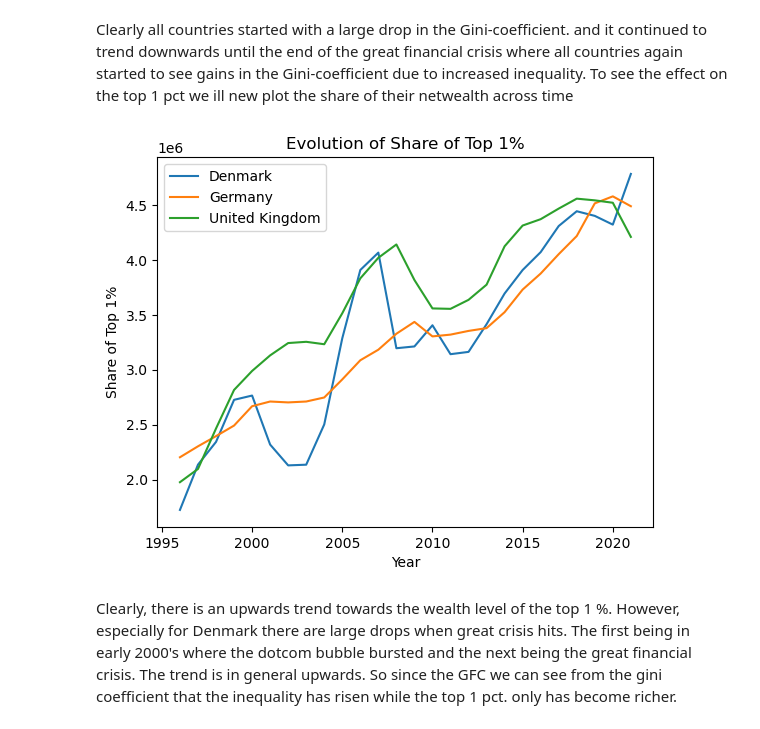
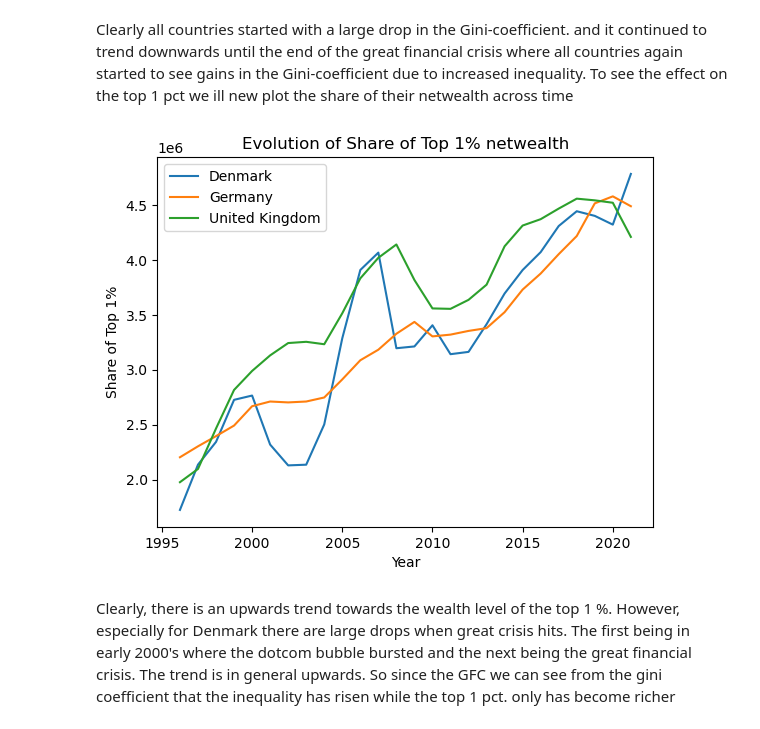
Before and after one commit to NumEconCopenhagen/projects-2023-rvcode, a Jupyter notebook: dataproject/dataproject.ipynb, the cells around one changed output. Cells and saved outputs as stored; diff of their text form; code cells hidden in the pictures.

```diff
--- a/dataproject/dataproject.ipynb
+++ b/dataproject/dataproject.ipynb
@@ -294,34 +290,34 @@ plt.show()
 # %% [markdown]
 Clearly all countries started with a large drop in the Gini-coefficient. and it continued to trend downwards until the end of the great financial crisis where all countries again started to see gains in the Gini-coefficient due to increased inequality. To see the effect on the top 1 pct we ill new plot the share of their netwealth across time
 # %%
-# Create empty lists to store the top 1% share and years
+# Empty lists are created so we can store the share of the top 1%'s netwealth and years
 years = []
 top1_share_dk = []
 top1_share_de = []
 top1_share_uk = []
 
-# Iterate over the rows of the netwealth dataframe
+# To fill the list, we iterate over the rows of the netwealth dataframe
 for index, row in netwealth.iterrows():
     year = row['Year']
     # Append the share of the top 1% for Denmark to the list
     top1_share_dk.append(row['DK1'])
     # Append the share of the top 1% for Germany to the list
     top1_share_de.append(row['DE1'])
     # Append the share of the top 1% for the United Kingdom to the list
     top1_share_uk.append(row['UK1'])
     # Append the year to the list
     years.append(year)
 
-# Plot the share of the top 1% over time
+# Plot the share of the top 1% netwealth over time
 plt.plot(years, top1_share_dk, label='Denmark')
 plt.plot(years, top1_share_de, label='Germany')
 plt.plot(years, top1_share_uk, label='United Kingdom')
 plt.xlabel('Year')
 plt.ylabel('Share of Top 1%')
-plt.title('Evolution of Share of Top 1%')
+plt.title('Evolution of Share of Top 1% netwealth')
 plt.legend()
 plt.show()
 # %% [output]
-[figure, old version]
+[figure, new version]
 # %% [markdown]
-Clearly, there is an upwards trend towards the wealth level of the top 1 %. However, especially for Denmark there are large drops when great crisis hits. The first being in early 2000's where the dotcom bubble bursted and the next being the great financial crisis. The trend is in general upwards. So since the GFC we can see from the gini coefficient that the inequality has risen while the top 1 pct. only has become richer.
+Clearly, there is an upwards trend towards the wealth level of the top 1 %. However, especially for Denmark there are large drops when great crisis hits. The first being in early 2000's where the dotcom bubble bursted and the next being the great financial crisis. The trend is in general upwards. So since the GFC we can see from the gini coefficient that the inequality has risen while the top 1 pct. only has become richer
```
Also changed, not shown: parts of 6 cells of this notebook, 7 other files.
